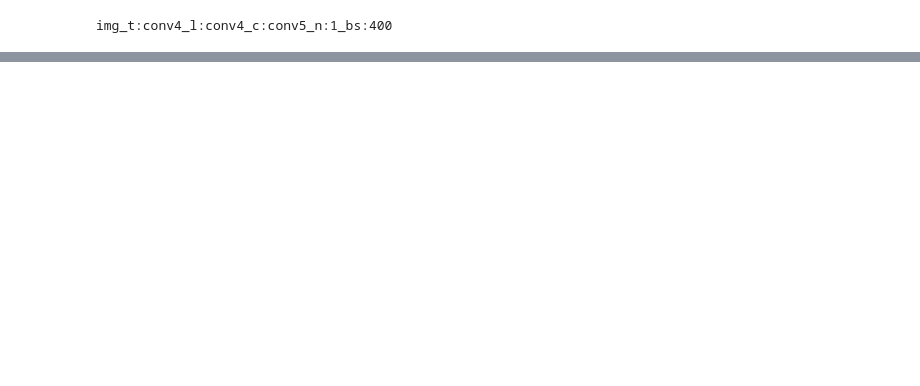
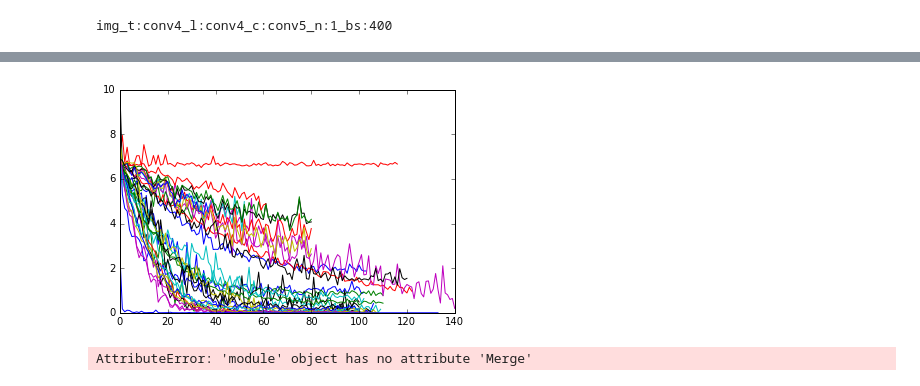
Before and after one commit to ladsmund/plantclef, a Jupyter notebook: experiments/Overview.ipynb, the cells around one changed output, grey strips where cells are left out. Cells and saved outputs as stored; diff of their text form; code cells hidden in the pictures; blank space fills up the shorter version.

Commit message:
Fetch json data from digits

```diff
--- a/experiments/Overview.ipynb
+++ b/experiments/Overview.ipynb
@@ -63,0 +76,22 @@ pass
+# %%
+import urllib, json
+host = 'http://localhost:5000'
+url = host + "/completed_jobs.json"
+response = urllib.urlopen(url)
+data = json.loads(response.read())
+# %%
+for m in data['models']:
+    if 'sparkline' in m:
+        plt.plot(m['sparkline'])
+# %% [output]
+[figure, added]
+# %%
+id = data['models'][3]['id']
+prototxt_url = host  + "/files/" + id + "/train_val.prototxt"
+prototxt_str = urllib.urlopen(prototxt_url).read()
+
+prototxt_solver = "solver.prototxt"
+net = caffe.proto.caffe_pb2.NetParameter()
+caffe.Merge(str(prototxt_str), net)
+# %% [output]
+AttributeError: 'module' object has no attribute 'Merge'
```
Also changed, not shown: parts of 11 cells of this notebook.
